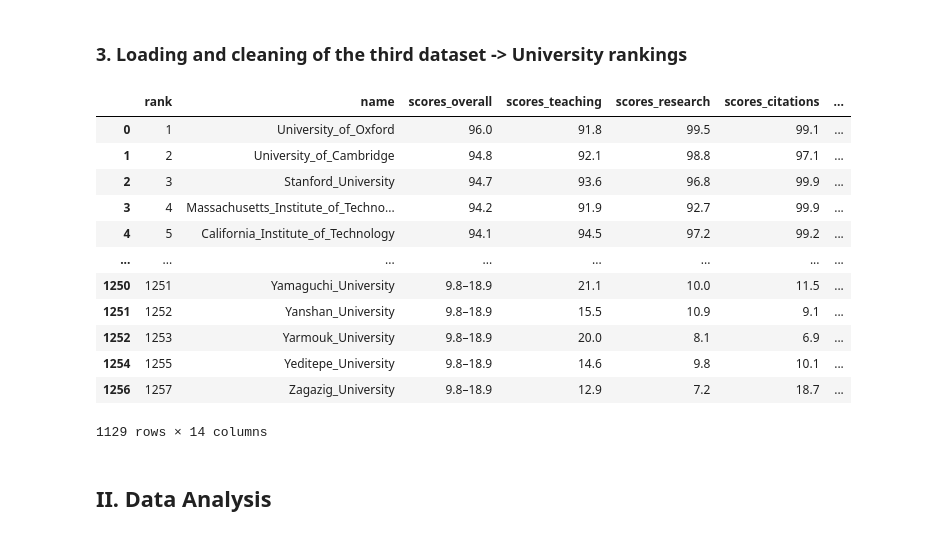
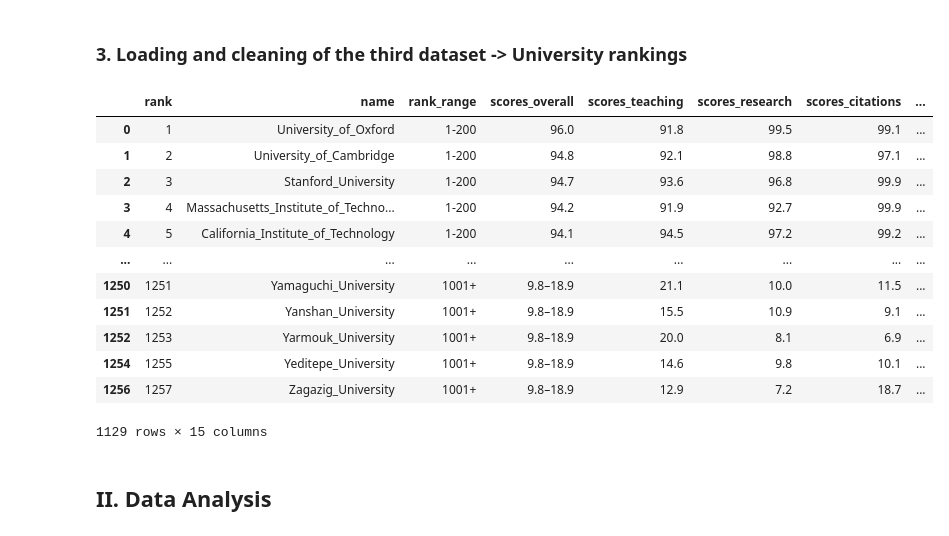
Before and after one commit to tatouti/DatabasePD, a Jupyter notebook: Erasmus_DataAnalysis.ipynb, the cells around one changed output. Cells and saved outputs as stored; diff of their text form; code cells hidden in the pictures.

```diff
--- a/Erasmus_DataAnalysis.ipynb
+++ b/Erasmus_DataAnalysis.ipynb
@@ -254,40 +254,58 @@ def calculateGenderGap(x):
     return gap
 # Negative result means there are more male
 # Positive result means there are more female
+
+def rankRange(x):
+    if(x<=200):
+        x = "1-200"
+    elif(x<=400):
+        x = "201-400"
+    elif(x<=600):
+        x = "401-600"
+    elif(x<=800):
+        x = "601-800"
+    elif(x<=1000):
+        x = "801-1000"
+    else:
+        x = "1001+"
+    return x
 # %%
 zf = zipfile.ZipFile('UniRanking.zip')
 rank2019 = pd.read_csv(zf.open('2019_rankings.csv'))
 pd.set_option('display.max_columns', None)
 
 # Drop some columns
 rank2019 = rank2019.loc[:, ~rank2019.columns.str.endswith('_rank')]
 rank2019 = rank2019.drop(columns=['aliases','subjects_offered','closed','unaccredited', 'rank_order', 'rank'])
 rank2019['genderGap'] = rank2019['stats_female_male_ratio'].map(calculateGenderGap)
 
 # Add a column (id + 1)
 rank2019.insert(0, 'rank', range(1, 1 + len(rank2019)))
 
 rank2019['name'] = rank2019['name'].map(clean_name)
 rank2019['location'] = rank2019['location'].map(clean_name)
 
+# Add a column
+rank2019.insert(2,'rank_range',rank2019['rank'].map(rankRange))
+
 #Only keep the universities in countries present in the erasmus dataset
 rank2019 = rank2019[rank2019['location'].isin(countriesInSet)]
 
 rank2019
 # %% [output]
-|  | rank | name | scores_overall | scores_teaching | scores_research | scores_citations | ... |
-| 0 | 1 | University_of_Oxford | 96.0 | 91.8 | 99.5 | 99.1 | ... |
-| 1 | 2 | University_of_Cambridge | 94.8 | 92.1 | 98.8 | 97.1 | ... |
-| 2 | 3 | Stanford_University | 94.7 | 93.6 | 96.8 | 99.9 | ... |
-| 3 | 4 | Massachusetts_Institute_of_Techno... | 94.2 | 91.9 | 92.7 | 99.9 | ... |
-| 4 | 5 | California_Institute_of_Technology | 94.1 | 94.5 | 97.2 | 99.2 | ... |
-| ... | ... | ... | ... | ... | ... | ... | ... |
-| 1250 | 1251 | Yamaguchi_University | 9.8–18.9 | 21.1 | 10.0 | 11.5 | ... |
-| 1251 | 1252 | Yanshan_University | 9.8–18.9 | 15.5 | 10.9 | 9.1 | ... |
-| 1252 | 1253 | Yarmouk_University | 9.8–18.9 | 20.0 | 8.1 | 6.9 | ... |
-| 1254 | 1255 | Yeditepe_University | 9.8–18.9 | 14.6 | 9.8 | 10.1 | ... |
-| 1256 | 1257 | Zagazig_University | 9.8–18.9 | 12.9 | 7.2 | 18.7 | ... |
+|  | rank | name | rank_range | scores_overall | scores_teaching | scores_research | scores_citations | ... |
+| 0 | 1 | University_of_Oxford | 1-200 | 96.0 | 91.8 | 99.5 | 99.1 | ... |
+| 1 | 2 | University_of_Cambridge | 1-200 | 94.8 | 92.1 | 98.8 | 97.1 | ... |
+| 2 | 3 | Stanford_University | 1-200 | 94.7 | 93.6 | 96.8 | 99.9 | ... |
+| 3 | 4 | Massachusetts_Institute_of_Techno... | 1-200 | 94.2 | 91.9 | 92.7 | 99.9 | ... |
+| 4 | 5 | California_Institute_of_Technology | 1-200 | 94.1 | 94.5 | 97.2 | 99.2 | ... |
+| ... | ... | ... | ... | ... | ... | ... | ... | ... |
+| 1250 | 1251 | Yamaguchi_University | 1001+ | 9.8–18.9 | 21.1 | 10.0 | 11.5 | ... |
+| 1251 | 1252 | Yanshan_University | 1001+ | 9.8–18.9 | 15.5 | 10.9 | 9.1 | ... |
+| 1252 | 1253 | Yarmouk_University | 1001+ | 9.8–18.9 | 20.0 | 8.1 | 6.9 | ... |
+| 1254 | 1255 | Yeditepe_University | 1001+ | 9.8–18.9 | 14.6 | 9.8 | 10.1 | ... |
+| 1256 | 1257 | Zagazig_University | 1001+ | 9.8–18.9 | 12.9 | 7.2 | 18.7 | ... |
-1129 rows × 14 columns
+1129 rows × 15 columns
 # %% [markdown]
 ## II. Data Analysis
 # %% [markdown]
```
Also changed, not shown: parts of 7 cells of this notebook.
